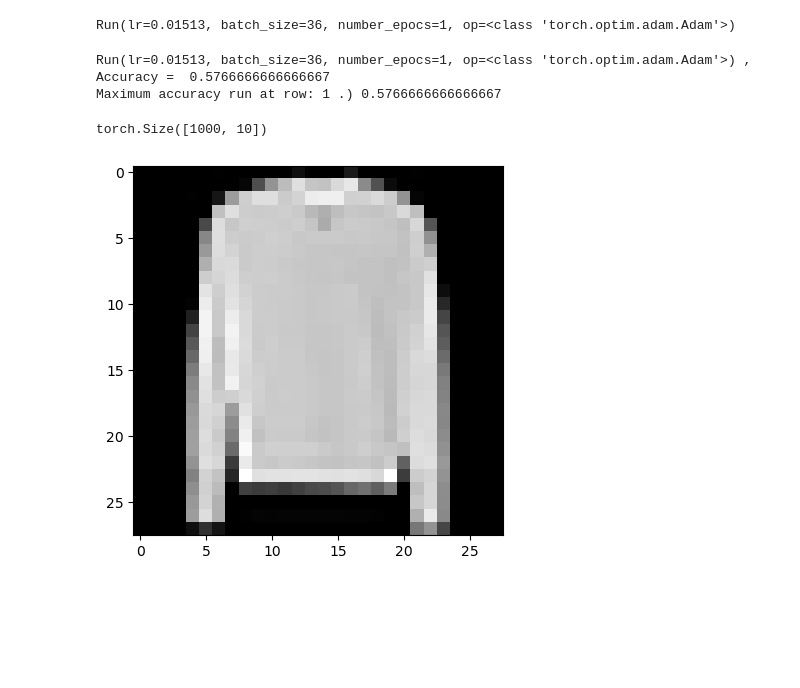
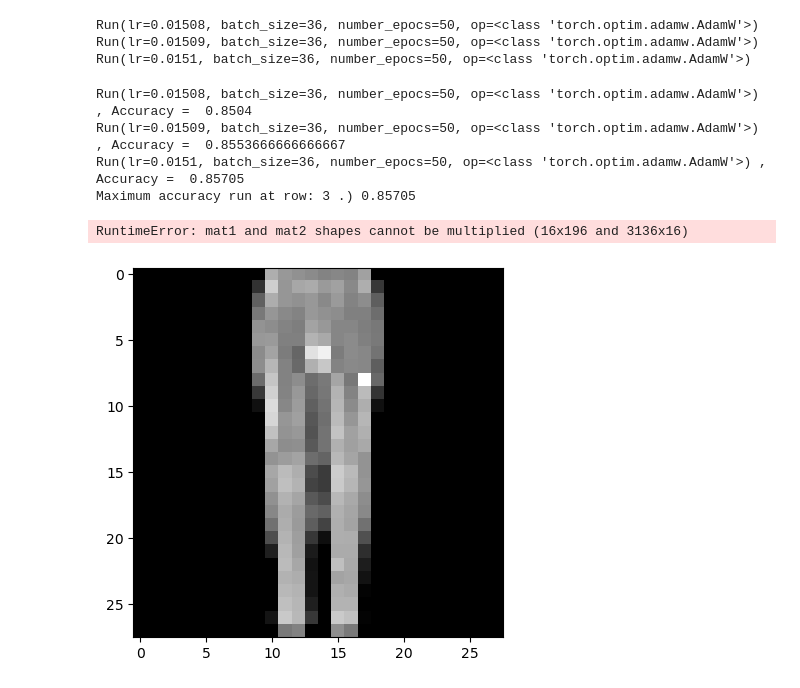
Before and after one commit to Phb22rr/3rd-year-project, a Jupyter notebook: My project code.ipynb, the cells around one changed output. Saved outputs shown, nothing was run; the diff lists cells and outputs as text; code cells hidden in the pictures; blank space fills up the shorter version.

```diff
--- a/My project code.ipynb
+++ b/My project code.ipynb
@@ -280,8 +280,9 @@ def sanitize_for_windows_path(name):
 
 #train_loader = torch.utils.data.DataLoader(train_set, batch_size=10, shuffle=True, pin_memory=True)
 
-params = OrderedDict(lr=[0.01510, 0.01511, 0.01512, 0.01513, 0.01514, 0.01515, 0.01516, 0.01517], batch_size=[34, 35, 36, 37, 38], number_epocs=[100], op=[torch.optim.Adam, torch.optim.AdamW])
+params = OrderedDict(lr=[0.01508, 0.01509, 0.01510], batch_size=[36], number_epocs=[50], op=[torch.optim.AdamW])
 #params = OrderedDict(lr=[0.01513], batch_size=[36], number_epocs=[1], op=[torch.optim.Adam])
+#lr=0.0151, batch_size=36, number_epocs=100, op=<class 'torch.optim.adamw.AdamW'
 
 m = rm.RunManager()
 b = bm.RunBuilder.get_runs(params)
@@ -289,7 +290,9 @@ b = bm.RunBuilder.get_runs(params)
 for run in b:
     print(run)
 # %% [output]
-Run(lr=0.01513, batch_size=36, number_epocs=1, op=<class 'torch.optim.adam.Adam'>)
+Run(lr=0.01508, batch_size=36, number_epocs=50, op=<class 'torch.optim.adamw.AdamW'>)
+Run(lr=0.01509, batch_size=36, number_epocs=50, op=<class 'torch.optim.adamw.AdamW'>)
+Run(lr=0.0151, batch_size=36, number_epocs=50, op=<class 'torch.optim.adamw.AdamW'>)
 # %%
 #train manager
 network = Down(1, 16).to("cuda")
@@ -345,23 +348,32 @@ for run in b:
 
 print("Maximum accuracy run at row:", np.argmax(max1)+1,".)", np.max(max1))
 # %% [output]
-Run(lr=0.01513, batch_size=36, number_epocs=1, op=<class 'torch.optim.adam.Adam'>) , Accuracy =  0.5766666666666667
-Maximum accuracy run at row: 1 .) 0.5766666666666667
+Run(lr=0.01508, batch_size=36, number_epocs=50, op=<class 'torch.optim.adamw.AdamW'>) , Accuracy =  0.8504
+Run(lr=0.01509, batch_size=36, number_epocs=50, op=<class 'torch.optim.adamw.AdamW'>) , Accuracy =  0.8553666666666667
+Run(lr=0.0151, batch_size=36, number_epocs=50, op=<class 'torch.optim.adamw.AdamW'>) , Accuracy =  0.85705
+Maximum accuracy run at row: 3 .) 0.85705
 # %%
 #saving the CNN network
 torch.save(network, 'network.pth')
 help_me = torch.load('network.pth', weights_only = False).to("cuda:0")#, weights_only = True)
 help_me.eval()  # Set to evaluation mode
 
 sample = next(iter(train_set))
 image, labels = batch
 image, labels = image.to("cuda:0"), labels.to("cuda:0")
 image = image.to("cuda")
 images = image[0]
 plt.imshow(images.cpu().squeeze().numpy(), cmap='gray')
-preds = help_me(image)
+preds = help_me(images)
 
+#check preds and labels to see if they are right
+def get_num_correct(preds, labels):
+    return preds.argmax(dim=1).eq(labels).sum().item()
+holdall = get_num_correct(preds.to('cuda'), labels.to('cuda'))
+
+#print to check
 print(preds.shape)  # Should output: torch.Size([1, 10])
+print(holdall)
 # %% [output]
-torch.Size([1000, 10])
+RuntimeError: mat1 and mat2 shapes cannot be multiplied (16x196 and 3136x16)
-[figure, old version]
+[figure, new version]
```
Also changed, not shown: parts of 1 cell of this notebook.
